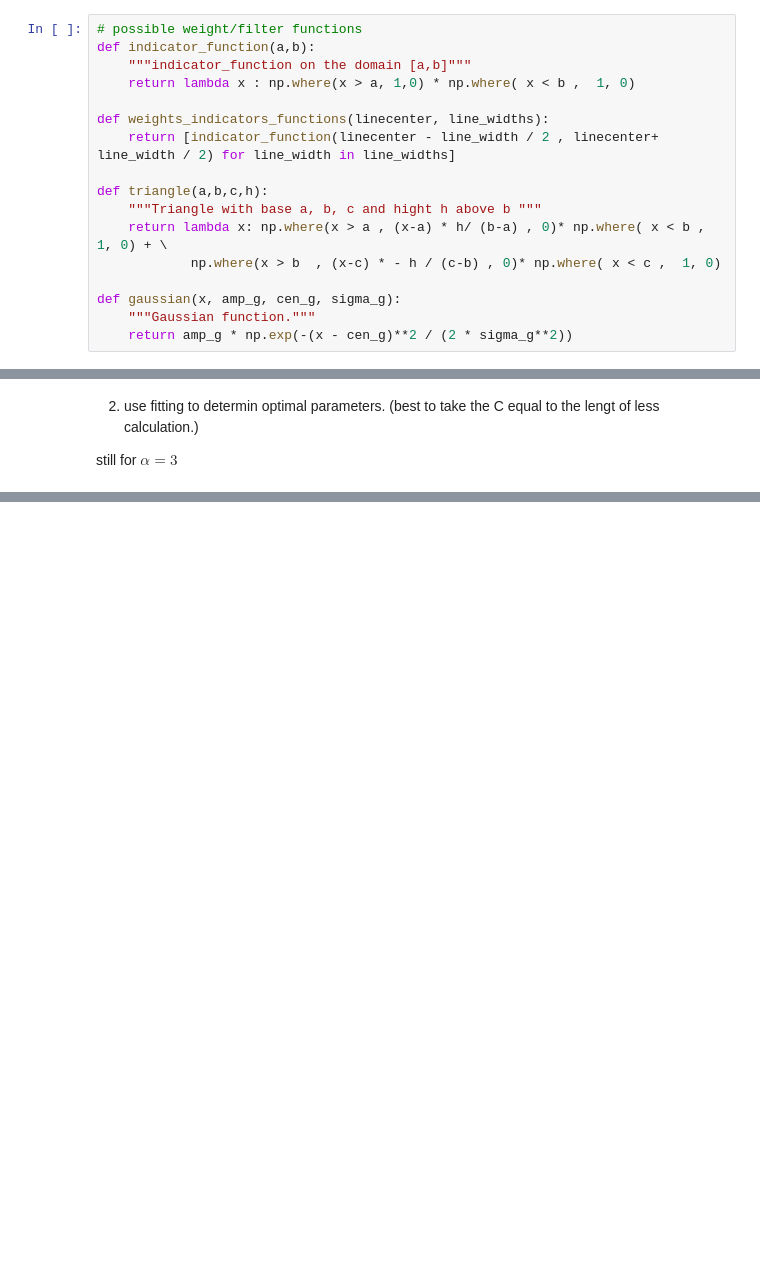
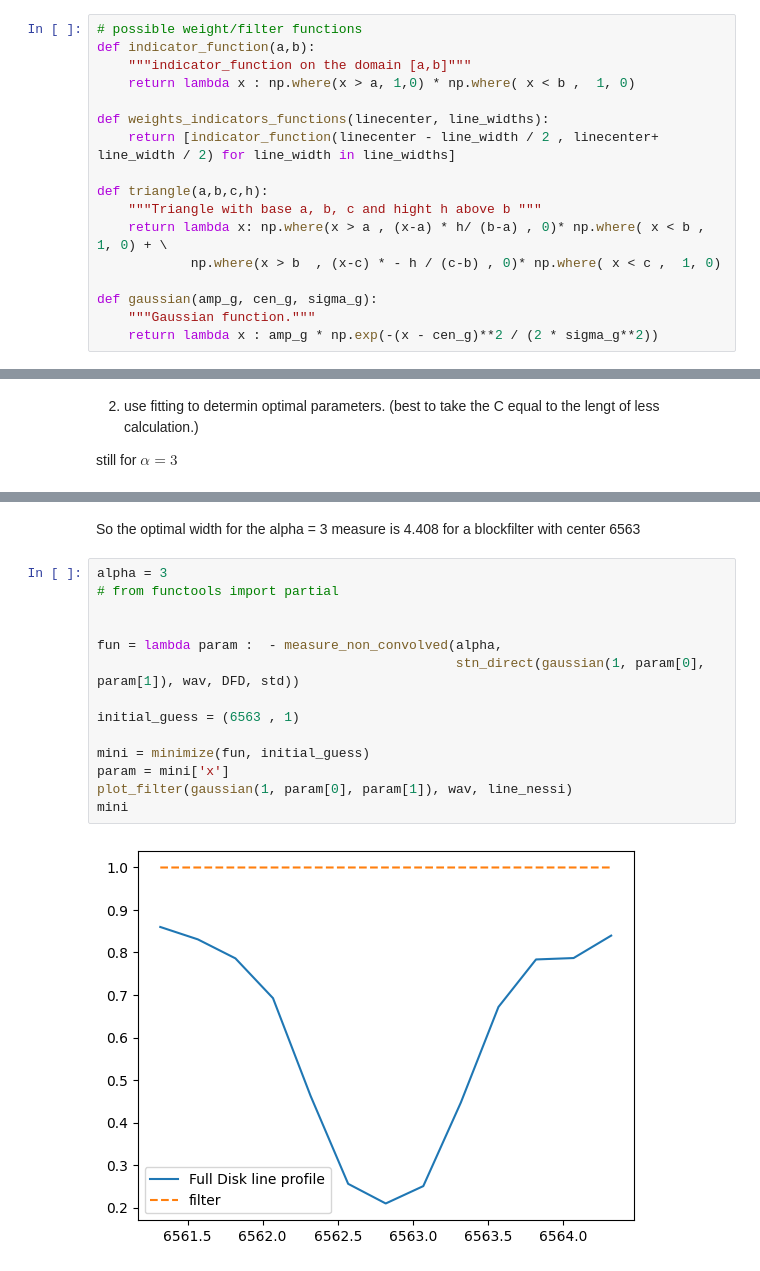
Before and after one commit to demichieldewilde/solar-flares, a Jupyter notebook: data/optimal_width/test_run.ipynb, the cells around one changed output, grey strips where cells are left out. Drawn from its saved outputs; the diff is of its cells as text; blank space fills up the shorter version.

```diff
--- a/data/optimal_width/test_run.ipynb
+++ b/data/optimal_width/test_run.ipynb
@@ -380,9 +349,9 @@ def triangle(a,b,c,h):
     return lambda x: np.where(x > a , (x-a) * h/ (b-a) , 0)* np.where( x < b ,  1, 0) + \
             np.where(x > b  , (x-c) * - h / (c-b) , 0)* np.where( x < c ,  1, 0)
 
-def gaussian(x, amp_g, cen_g, sigma_g):
+def gaussian(amp_g, cen_g, sigma_g):
     """Gaussian function."""
-    return amp_g * np.exp(-(x - cen_g)**2 / (2 * sigma_g**2))
+    return lambda x : amp_g * np.exp(-(x - cen_g)**2 / (2 * sigma_g**2))
 # %% [markdown]
 Measure is the $\alpha=3$ measure!
 # %%
@@ -510,0 +504,18 @@ mini
+# %% [markdown]
+So the optimal width for the alpha = 3  measure is 4.408 for a blockfilter with center 6563
+# %%
+alpha = 3
+# from functools import partial
+
+
+fun = lambda param :  - measure_non_convolved(alpha,
+                                              stn_direct(gaussian(1, param[0], param[1]), wav, DFD, std))
+
+initial_guess = (6563 , 1)
+
+mini = minimize(fun, initial_guess)
+param = mini['x']
+plot_filter(gaussian(1, param[0], param[1]), wav, line_nessi)
+mini
+# %% [output]
+[figure, added]
```
Also changed, not shown: parts of 14 cells of this notebook.
